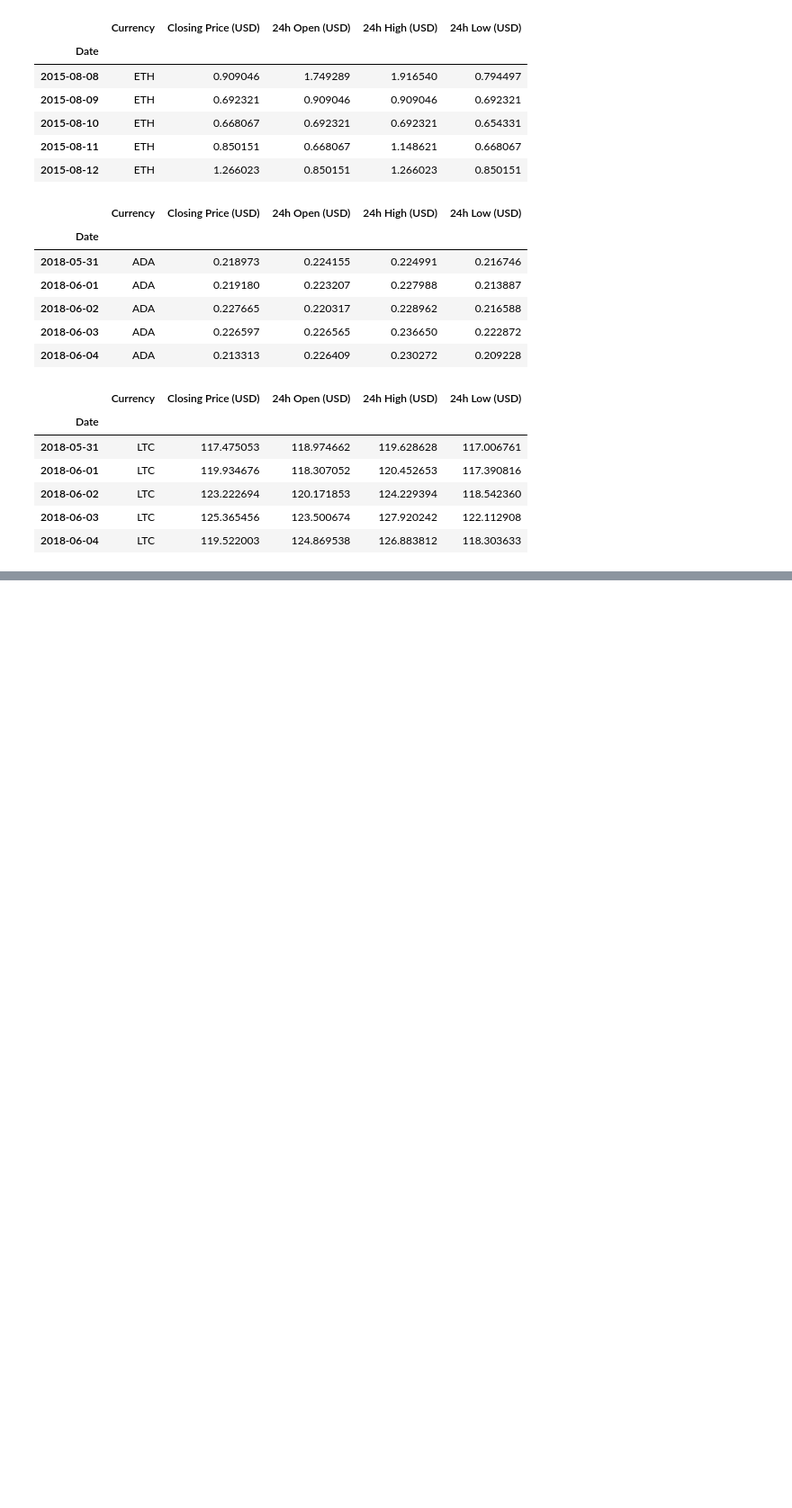
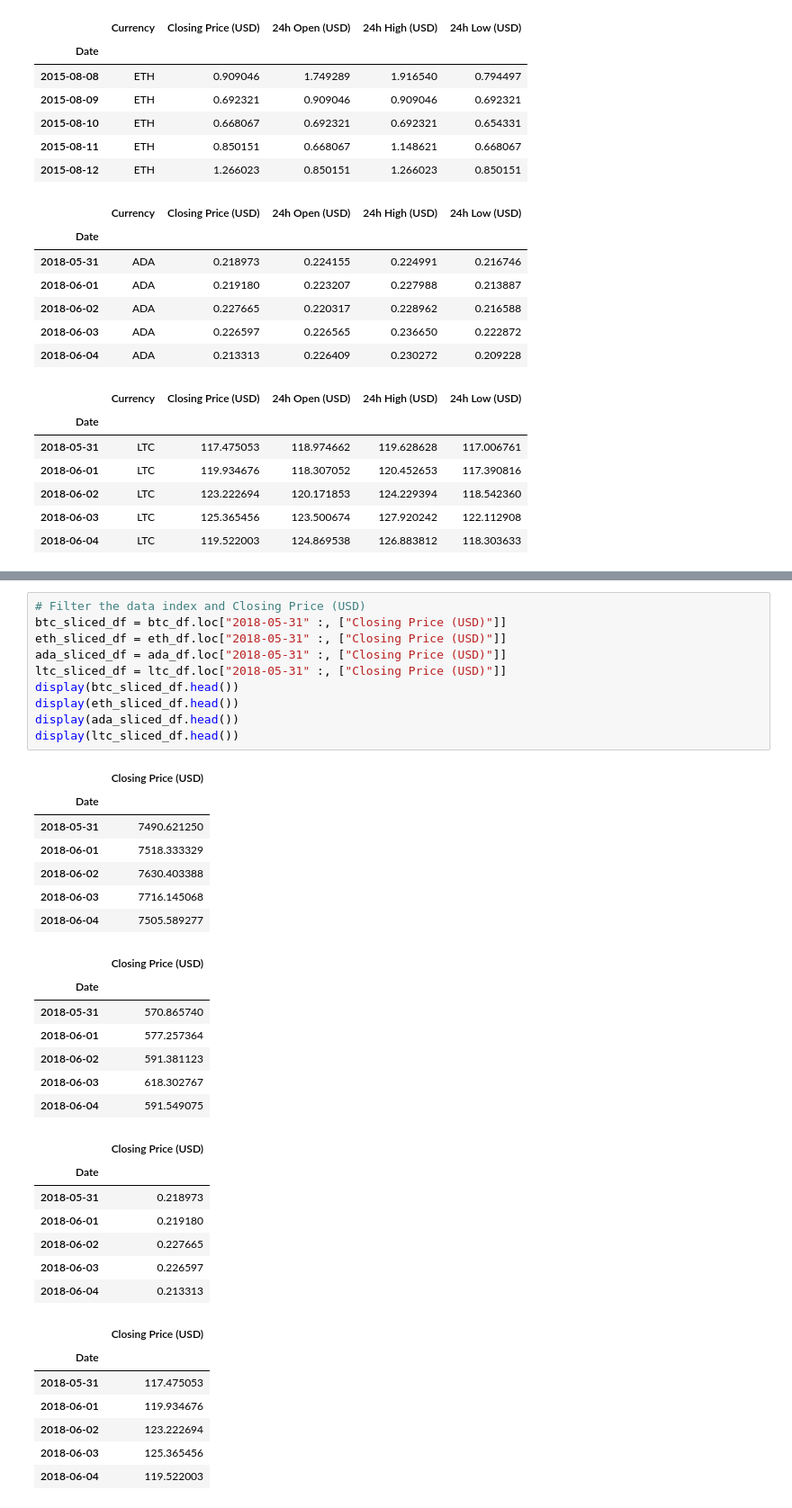
Before and after one commit to talibkateeb/Crypto-Forecast-Trader, a Jupyter notebook: crypto_forecast_trader.ipynb, the cells around one changed output, grey strips where cells are left out. Shown at 90% size. Saved outputs shown, nothing was run; the diff lists cells and outputs as text; blank space fills up the shorter version.

Commit message:
The data have been filtered.

```diff
--- a/crypto_forecast_trader.ipynb
+++ b/crypto_forecast_trader.ipynb
@@ -56,0 +81,39 @@ display(ltc_df.head())
+# %%
+# Filter the data index and Closing Price (USD)
+btc_sliced_df = btc_df.loc["2018-05-31" :, ["Closing Price (USD)"]]
+eth_sliced_df = eth_df.loc["2018-05-31" :, ["Closing Price (USD)"]]
+ada_sliced_df = ada_df.loc["2018-05-31" :, ["Closing Price (USD)"]]
+ltc_sliced_df = ltc_df.loc["2018-05-31" :, ["Closing Price (USD)"]]
+display(btc_sliced_df.head())
+display(eth_sliced_df.head())
+display(ada_sliced_df.head())
+display(ltc_sliced_df.head())
+# %% [output]
+|  | Closing Price (USD) |
+| Date |  |
+| 2018-05-31 | 7490.621250 |
+| 2018-06-01 | 7518.333329 |
+| 2018-06-02 | 7630.403388 |
+| 2018-06-03 | 7716.145068 |
+| 2018-06-04 | 7505.589277 |
+|  | Closing Price (USD) |
+| Date |  |
+| 2018-05-31 | 570.865740 |
+| 2018-06-01 | 577.257364 |
+| 2018-06-02 | 591.381123 |
+| 2018-06-03 | 618.302767 |
+| 2018-06-04 | 591.549075 |
+|  | Closing Price (USD) |
+| Date |  |
+| 2018-05-31 | 0.218973 |
+| 2018-06-01 | 0.219180 |
+| 2018-06-02 | 0.227665 |
+| 2018-06-03 | 0.226597 |
+| 2018-06-04 | 0.213313 |
+|  | Closing Price (USD) |
+| Date |  |
+| 2018-05-31 | 117.475053 |
+| 2018-06-01 | 119.934676 |
+| 2018-06-02 | 123.222694 |
+| 2018-06-03 | 125.365456 |
+| 2018-06-04 | 119.522003 |
```
Also changed, not shown: parts of 1 cell of this notebook.
